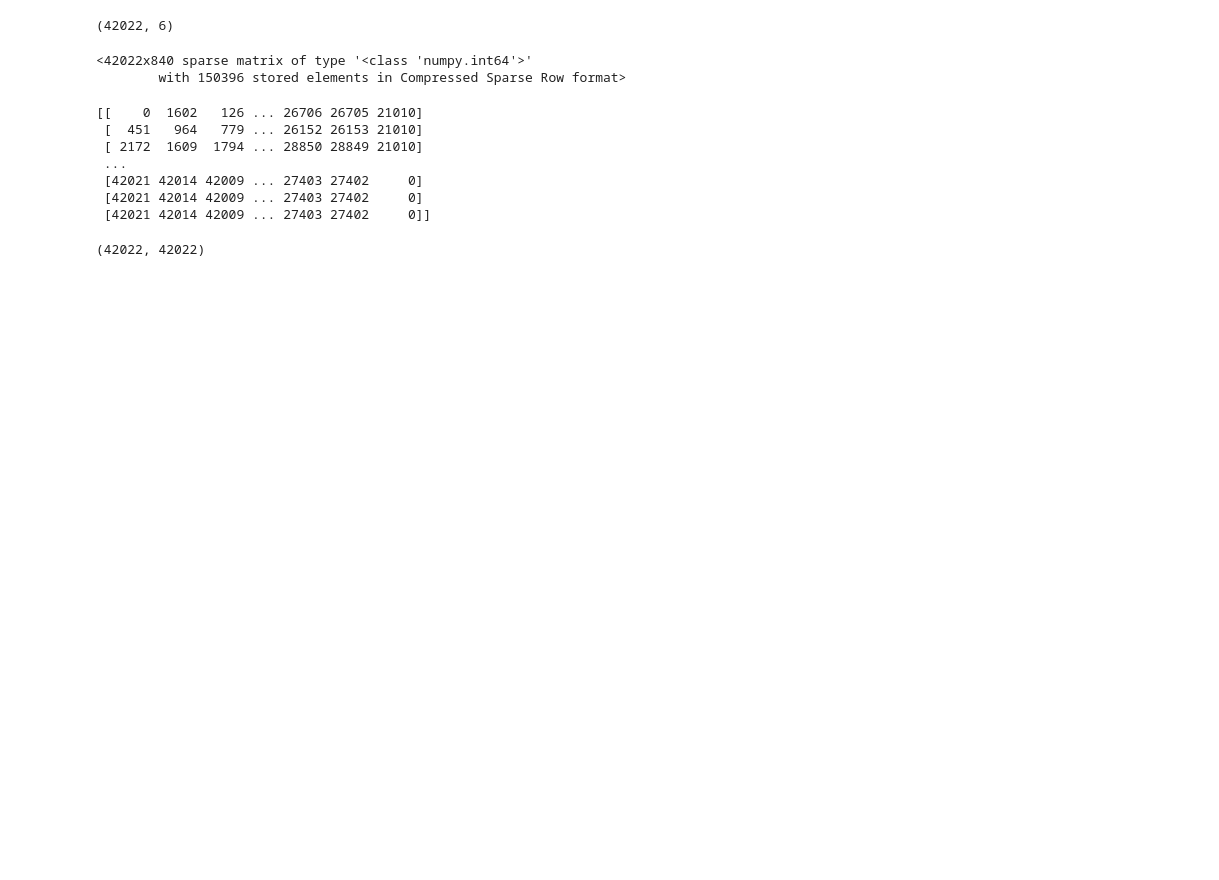
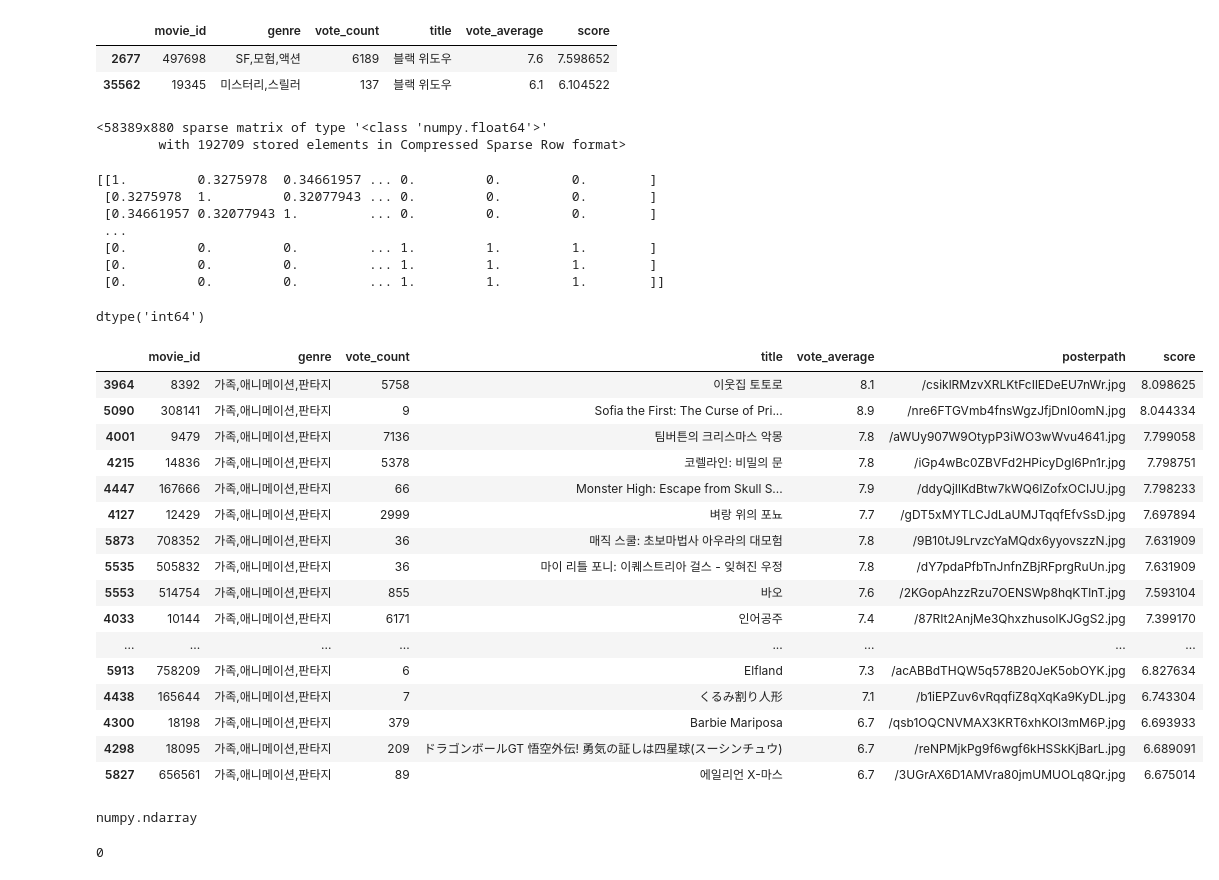
Before and after one commit to seonghun0/project-team3-data, a Jupyter notebook: scripts/recomand_system.ipynb, the cells around one changed output. Drawn from its saved outputs; the diff is of its cells as text; code cells hidden in the pictures; blank space fills up the shorter version.

```diff
--- a/scripts/recomand_system.ipynb
+++ b/scripts/recomand_system.ipynb
@@ -111,8 +103,10 @@ def weight_rating(x, m=m, c=c):
     return( v / (v+m) *r) + (m/(v+m)*c)
 # %%
 data['score'] = data.apply(weight_rating, axis=1)
-# %%
-data.shape
-# %% [output]
-(42022, 6)
+# %%
+data[data['title'] == '블랙 위도우']
+# %% [output]
+|  | movie_id | genre | vote_count | title | vote_average | score |
+| 2677 | 497698 | SF,모험,액션 | 6189 | 블랙 위도우 | 7.6 | 7.598652 |
+| 35562 | 19345 | 미스터리,스릴러 | 137 | 블랙 위도우 | 6.1 | 6.104522 |
 # %%
@@ -123,8 +117,3 @@ counter = CountVectorizer(ngram_range=(1,3))
 data['genre']=data['genre'].astype(str)
 # %%
 c_count_genres = counter.fit_transform(data['genre'])
-# %%
-c_count_genres
-# %% [output]
-<42022x840 sparse matrix of type '<class 'numpy.int64'>'
-        with 150396 stored elements in Compressed Sparse Row format>
@@ -131,31 +122,60 @@ c_count_genres
+# %%
+c_t_genres = tfidf_transformer.fit_transform(c_count_genres)
+# %%
+c_t_genres
+# %% [output]
+<58389x880 sparse matrix of type '<class 'numpy.float64'>'
+        with 192709 stored elements in Compressed Sparse Row format>
 # %%
 from sklearn.metrics.pairwise import cosine_similarity
 
-similarity_genre = cosine_similarity(c_count_genres, c_count_genres).argsort()[:,::-1]
+similarity_genre = cosine_similarity(c_t_genres, c_t_genres)
 print(similarity_genre)
 # %% [output]
-[[    0  1602   126 ... 26706 26705 21010]
- [  451   964   779 ... 26152 26153 21010]
- [ 2172  1609  1794 ... 28850 28849 21010]
+[[1.         0.3275978  0.34661957 ... 0.         0.         0.        ]
+ [0.3275978  1.         0.32077943 ... 0.         0.         0.        ]
+ [0.34661957 0.32077943 1.         ... 0.         0.         0.        ]
  ...
- [42021 42014 42009 ... 27403 27402     0]
- [42021 42014 42009 ... 27403 27402     0]
- [42021 42014 42009 ... 27403 27402     0]]
+ [0.         0.         0.         ... 1.         1.         1.        ]
+ [0.         0.         0.         ... 1.         1.         1.        ]
+ [0.         0.         0.         ... 1.         1.         1.        ]]
+# %%
+similarity_genre=similarity_genre.argsort()[:,::-1]
 # %%
-similarity_genre.shape
+similarity_genre.dtype
 # %% [output]
-(42022, 42022)
+dtype('int64')
 # %%
 def recommend_movie_list(df, movie_title, top=30):
     # 특정영화 정보 뽑아내기
-    target_movie_index = df[df['title'] == movie_title].index.values
+    target_movie_index = df[df['movie_id'] == movie_title].index.values
 
     # 타겟영화와 비슷한 코사인 유사도값
-    sim_index = similarity_genre[target_movie_index, :(top*2)].reshape(-1)
+    sim_index = similarity_genre[target_movie_index, :(top*2)].reshape(-1,1)
     # 본인제외
     sim_index = sim_index[sim_index != target_movie_index ]
 
     # 추천결과 새로운 df생성, 평균평점(score)으로 정렬
-    result = df.iloc[sim_index].sort_values('score', ascending=False)[:10]
+    result = df.iloc[sim_index].sort_values('score', ascending=False)[:top]
 
     return result
+# %%
+recommend_movie_list(data, 129)
+# %% [output]
+|  | movie_id | genre | vote_count | title | vote_average | posterpath | score |
+| 3964 | 8392 | 가족,애니메이션,판타지 | 5758 | 이웃집 토토로 | 8.1 | /csiklRMzvXRLKtFcIlEDeEU7nWr.jpg | 8.098625 |
+| 5090 | 308141 | 가족,애니메이션,판타지 | 9 | Sofia the First: The Curse of Pri... | 8.9 | /nre6FTGVmb4fnsWgzJfjDnI0omN.jpg | 8.044334 |
+| 4001 | 9479 | 가족,애니메이션,판타지 | 7136 | 팀버튼의 크리스마스 악몽 | 7.8 | /aWUy907W9OtypP3iWO3wWvu4641.jpg | 7.799058 |
+| 4215 | 14836 | 가족,애니메이션,판타지 | 5378 | 코렐라인: 비밀의 문 | 7.8 | /iGp4wBc0ZBVFd2HPicyDgl6Pn1r.jpg | 7.798751 |
+| 4447 | 167666 | 가족,애니메이션,판타지 | 66 | Monster High: Escape from Skull S... | 7.9 | /ddyQjIlKdBtw7kWQ6lZofxOCIJU.jpg | 7.798233 |
+| 4127 | 12429 | 가족,애니메이션,판타지 | 2999 | 벼랑 위의 포뇨 | 7.7 | /gDT5xMYTLCJdLaUMJTqqfEfvSsD.jpg | 7.697894 |
+| 5873 | 708352 | 가족,애니메이션,판타지 | 36 | 매직 스쿨: 초보마법사 아우라의 대모험 | 7.8 | /9B10tJ9LrvzcYaMQdx6yyovszzN.jpg | 7.631909 |
+| 5535 | 505832 | 가족,애니메이션,판타지 | 36 | 마이 리틀 포니: 이퀘스트리아 걸스 - 잊혀진 우정 | 7.8 | /dY7pdaPfbTnJnfnZBjRFprgRuUn.jpg | 7.631909 |
+| 5553 | 514754 | 가족,애니메이션,판타지 | 855 | 바오 | 7.6 | /2KGopAhzzRzu7OENSWp8hqKTlnT.jpg | 7.593104 |
+| 4033 | 10144 | 가족,애니메이션,판타지 | 6171 | 인어공주 | 7.4 | /87RIt2AnjMe3QhxzhusolKJGgS2.jpg | 7.399170 |
+| ... | ... | ... | ... | ... | ... | ... | ... |
+| 5913 | 758209 | 가족,애니메이션,판타지 | 6 | Elfland | 7.3 | /acABBdTHQW5q578B20JeK5obOYK.jpg | 6.827634 |
+| 4438 | 165644 | 가족,애니메이션,판타지 | 7 | くるみ割り人形 | 7.1 | /b1iEPZuv6vRqqfiZ8qXqKa9KyDL.jpg | 6.743304 |
+| 4300 | 18198 | 가족,애니메이션,판타지 | 379 | Barbie Mariposa | 6.7 | /qsb1OQCNVMAX3KRT6xhKOl3mM6P.jpg | 6.693933 |
+| 4298 | 18095 | 가족,애니메이션,판타지 | 209 | ドラゴンボールGT 悟空外伝! 勇気の証しは四星球(スーシンチュウ) | 6.7 | /reNPMjkPg9f6wgf6kHSSkKjBarL.jpg | 6.689091 |
+| 5827 | 656561 | 가족,애니메이션,판타지 | 89 | 에일리언 X-마스 | 6.7 | /3UGrAX6D1AMVra80jmUMUOLq8Qr.jpg | 6.675014 |
@@ -161,0 +190,8 @@ def recommend_movie_list(df, movie_title, top=30):
+# %%
+type(similarity_genre)
+# %% [output]
+numpy.ndarray
+# %%
+similarity_genre[0,0]
+# %% [output]
+0
```
Also changed, not shown: parts of 25 cells of this notebook, 1 other file.
